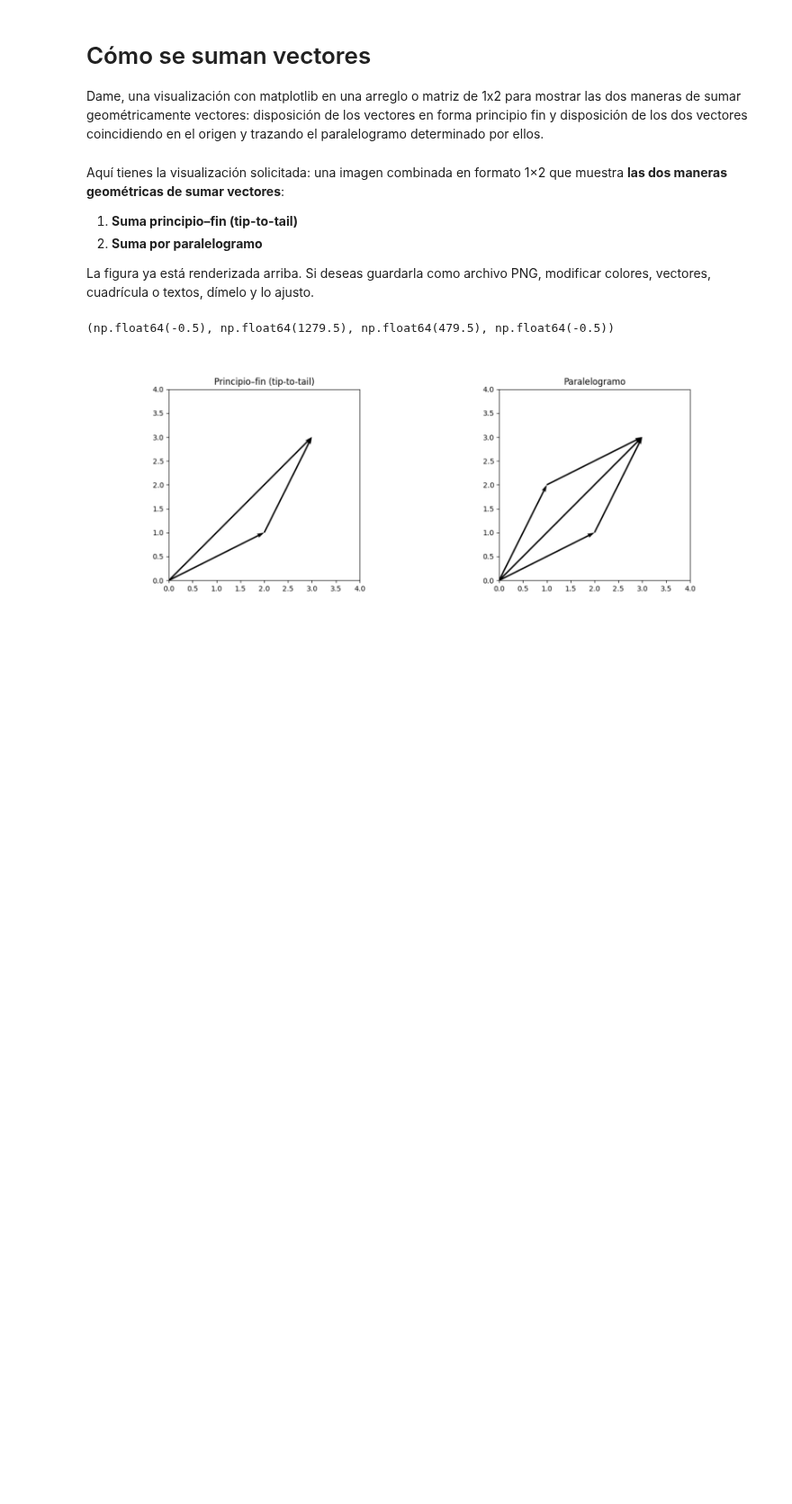
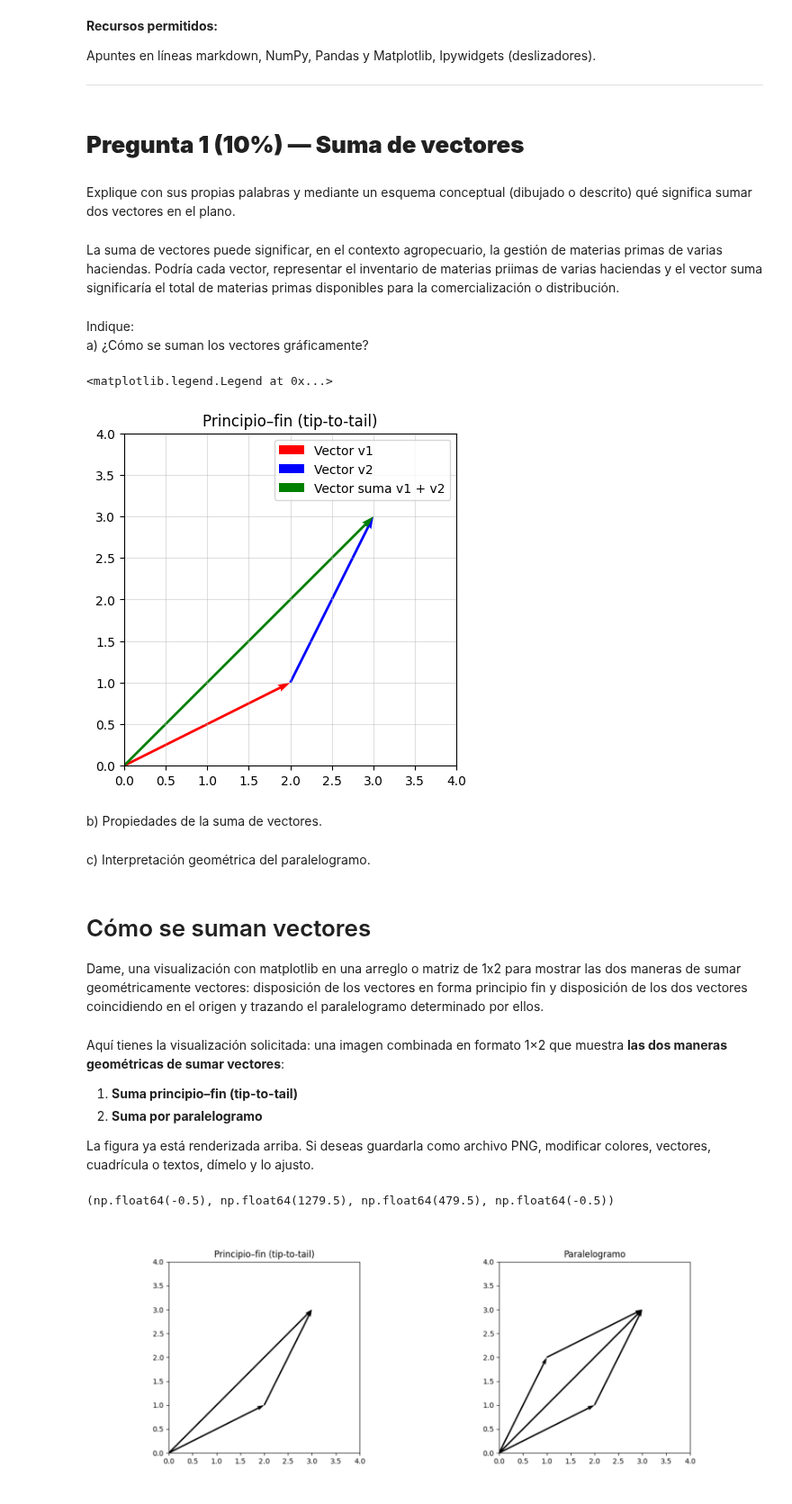
Before and after one commit to marco-canas/vector_geometry_and_linear_algebra, a Jupyter notebook: 2_planificacion/3_evaluacion/4_parciales/2_parcial/Parcial_Geometria_Vectorial_1.ipynb, the cells around one changed output. Shown at 90% size. Saved outputs shown, nothing was run; the diff lists cells and outputs as text; code cells hidden in the pictures; blank space fills up the shorter version.

```diff
--- a/2_planificacion/3_evaluacion/4_parciales/2_parcial/Parcial_Geometria_Vectorial_1.ipynb
+++ b/2_planificacion/3_evaluacion/4_parciales/2_parcial/Parcial_Geometria_Vectorial_1.ipynb
@@ -24,3 +16,52 @@ b) Interpretación geométrica del paralelogramo.
+# %% [markdown]
+**Recursos permitidos:**
+
+Apuntes en líneas markdown, NumPy, Pandas y Matplotlib, Ipywidgets (deslizadores).
+
+---
+# %% [markdown]
+
+# **Pregunta 1 (10%) — Suma de vectores**
+# %% [markdown]
+Explique con sus propias palabras y mediante un esquema conceptual (dibujado o descrito) qué significa sumar dos vectores en el plano.
+# %% [markdown]
+La suma de vectores puede significar, en el contexto agropecuario, la gestión de materias primas de varias haciendas. Podría cada vector, representar el inventario de materias priimas de varias haciendas y el vector suma significaría el total de materias primas disponibles para la comercialización o distribución.
+# %% [markdown]
+
+Indique:
+a) ¿Cómo se suman los vectores gráficamente?
+# %%
+# Suma geométrica de vectores con el método de disposición principio - fin
+import matplotlib.pyplot as plt
+import numpy as np
+
+# Create two separate figures and save them temporarily
+# Vector definitions
+v1 = np.array([2, 1])
+v2 = np.array([1, 2])
+
+
+# First plot: tip-to-tail addition
+fig1 = plt.figure()
+plt.quiver(0, 0, v1[0], v1[1], angles='xy', scale_units='xy', scale=1, color='red')
+plt.quiver(v1[0], v1[1], v2[0], v2[1], angles='xy', scale_units='xy', scale=1, color='blue')
+sum_vec = v1 + v2
+plt.quiver(0, 0, sum_vec[0], sum_vec[1], angles='xy', scale_units='xy', scale=1, color='green')
+plt.xlim(0, 4)
+plt.ylim(0, 4)
+plt.gca().set_aspect('equal', adjustable='box')
+plt.title("Principio–fin (tip-to-tail)")
+fig1.savefig(r"C:\Users\marco\Downloads\suma_principio-fin.png")
+plt.grid(alpha = 0.4)
+plt.legend(['Vector v1', 'Vector v2', 'Vector suma v1 + v2'])
+# %% [output]
+<matplotlib.legend.Legend at 0x...>
+[figure, added]
+# %% [markdown]
+b) Propiedades de la suma de vectores.
+# %% [markdown]
+
+c) Interpretación geométrica del paralelogramo.
 # %% [markdown]
 # Cómo se suman vectores
 
```
Also changed, not shown: parts of 7 cells of this notebook, 20 other files.
